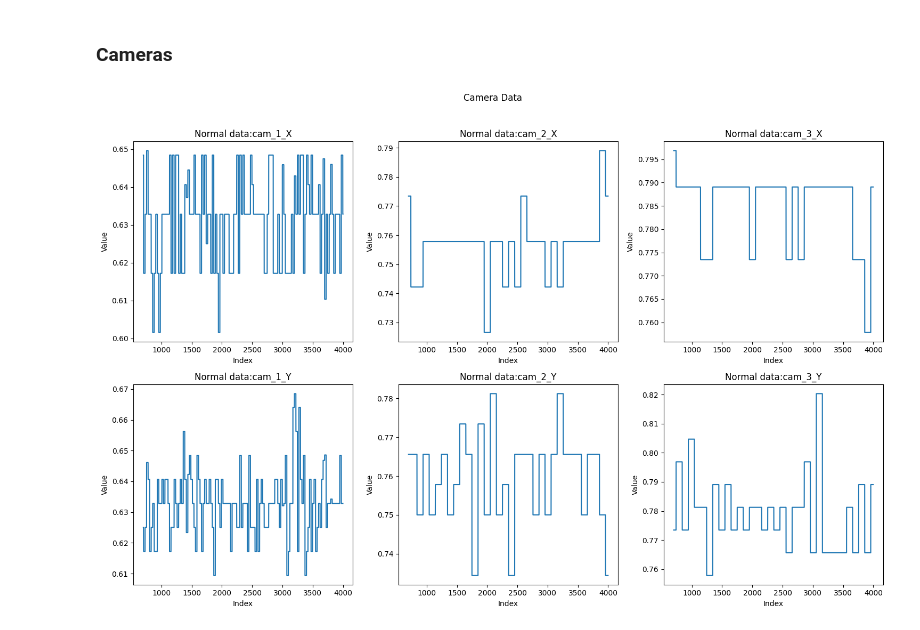
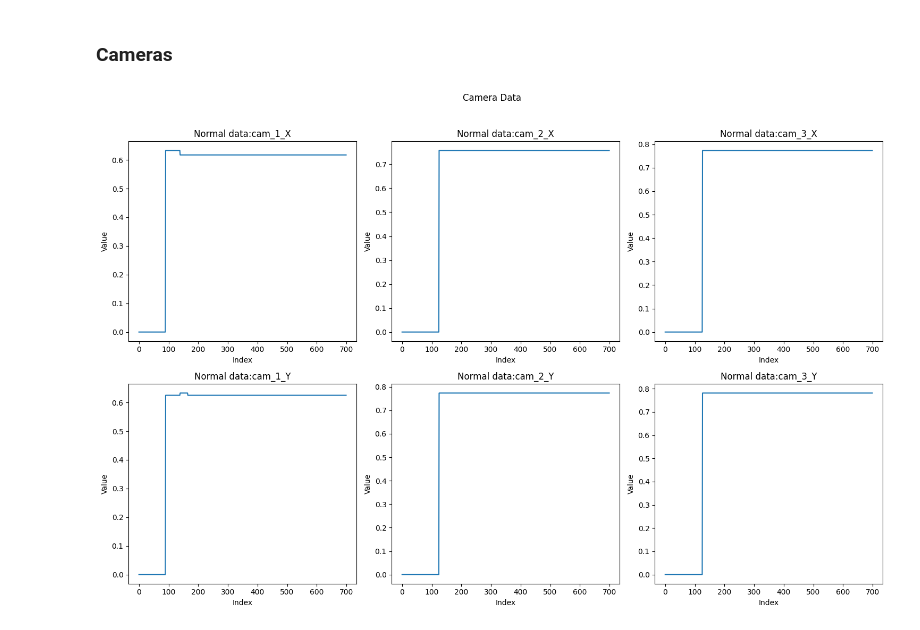
Before and after one commit to brjo0501/Master-Thesis_Code, a Jupyter notebook: Read Files.ipynb, the cells around one changed output. Cells and saved outputs as stored; diff of their text form; code cells hidden in the pictures.

```diff
--- a/Read Files.ipynb
+++ b/Read Files.ipynb
@@ -110,7 +111,7 @@ fig.suptitle('End of Line Data')
 
 for i, ax in enumerate(axes.flatten()):
     column =  EoL_data_df.columns[i]
-    ax.plot(EoL_data_df[column][700:])
+    ax.plot(EoL_data_df[column])
     ax.set_title(f'Normal data: {column}')
     ax.set_xlabel('Index')
     ax.set_ylabel('Value')
@@ -151,7 +152,7 @@ fig.suptitle('Conveyor Data')
 
 for i, ax in enumerate(axes.flatten()):
     column =  con_data_df.columns[i]
-    ax.plot(con_data_df[column][700:1000])
+    ax.plot(con_data_df[column])
     ax.set_title(f'Normal data:{column}')
     ax.set_xlabel('Index')
     ax.set_ylabel('Value')
@@ -174,7 +175,7 @@ fig.suptitle('Robot Data')
 
 for i, ax in enumerate(axes.flatten()):
     column =  rob_data_df.columns[i]
-    ax.plot(rob_data_df[column][700:1000])
+    ax.plot(rob_data_df[column])
     ax.set_title(f'Normal data:{column}')
     ax.set_xlabel('Index')
     ax.set_ylabel('Value')
@@ -188,21 +189,22 @@ plt.show()
 # %%
 cam_data_df = pd.read_csv(file_selected)
 
 cam_data_df.head()
 
 cam_data_df = cam_data_df[cam_nodes]
 
 fig, axes = plt.subplots(2,3, figsize=(15, 10))
 fig.suptitle('Camera Data')
 
 for i, ax in enumerate(axes.flatten()):
     column =  cam_data_df.columns[i]
-    ax.plot(cam_data_df[column][700:])
+    ax.plot(cam_data_df[column])
     ax.set_title(f'Normal data:{column}')
     ax.set_xlabel('Index')
     ax.set_ylabel('Value')
 
 plt.tight_layout(rect=[0, 0, 1, 0.96])
+
 plt.show()
 # %% [output]
-[figure, old version]
+[figure, new version]
```
Also changed, not shown: parts of 9 cells of this notebook, 39 other files.
